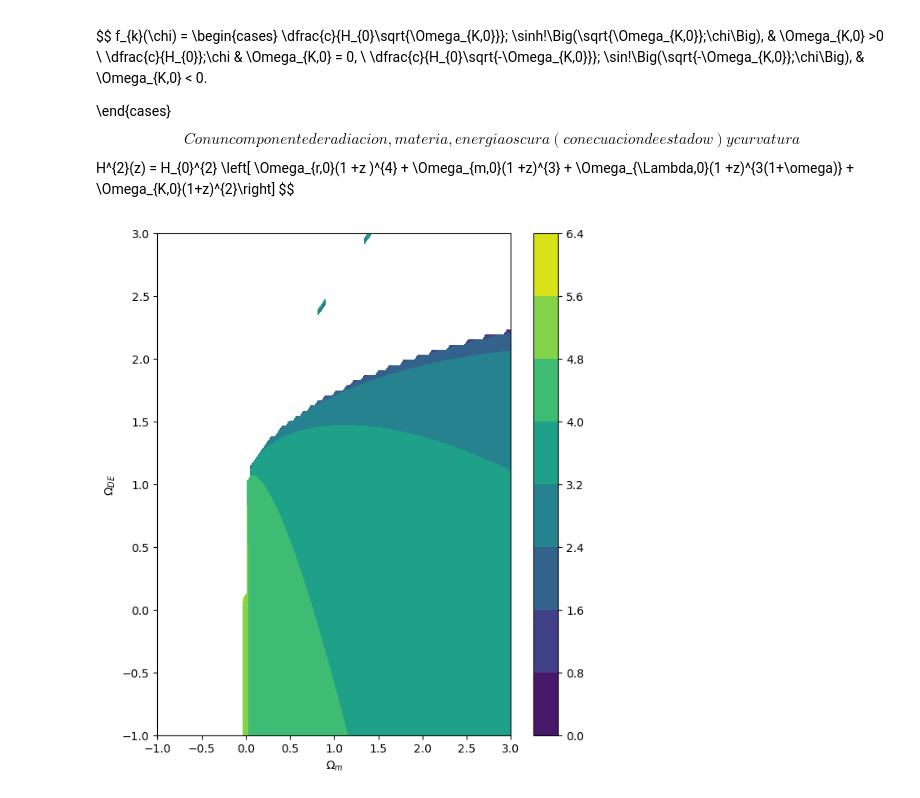
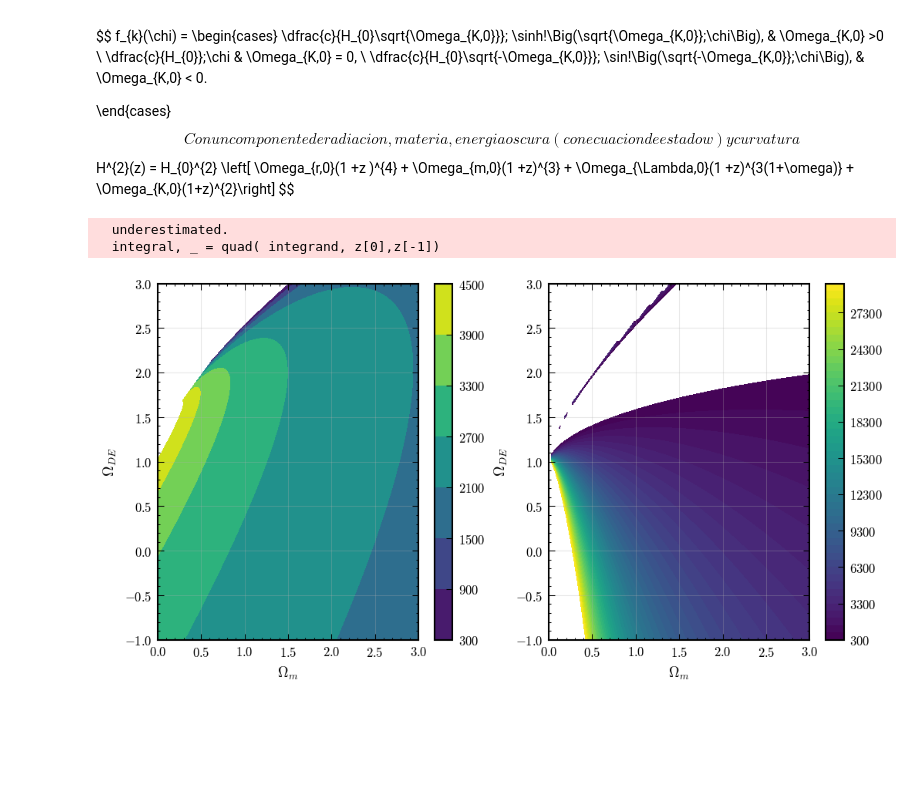
Before and after one commit to Mazroj/Cosmology_spring_25, a Jupyter notebook: tareas/tarea_1.ipynb, the cells around one changed output. Cells and saved outputs as stored; diff of their text form; code cells hidden in the pictures; blank space fills up the shorter version.

```diff
--- a/tareas/tarea_1.ipynb
+++ b/tareas/tarea_1.ipynb
@@ -55,17 +166,17 @@ def omega_k(omega_m, omega_lambda):
 def E_z(z,  omega_m, omega_lambda):
     return np.sqrt(H2_z(z, omega_m, omega_lambda))/h0
 
-def chi(z,omega_m, omega_lambda):
+# def chi(z,omega_m, omega_lambda):
 
-    dz = np.diff(z)[-1]
-    return np.cumsum(dz/E_z(z, omega_m, omega_lambda))[-1]
+#     dz = np.diff(z)[-1]
+#     return np.cumsum(dz/E_z(z, omega_m, omega_lambda))[-1]
 
-# def chi(z, omega_m, omega_lambda):
-#     # print(omega_m)
-#     def integrand(z):
-#         return  1.0 / E_z(z, omega_m, omega_lambda)
-#     integral, _ = quad( integrand, z[0],z[-1])
-#     return integral
+def chi(z, omega_m, omega_lambda):
+    # print(omega_m)
+    def integrand(z):
+        return  1.0 / E_z(z, omega_m, omega_lambda)
+    integral, _ = quad( integrand, z[0],z[-1])
+    return integral
 def f_k(z, omega_m, omega_lambda):
 
 
@@ -97,18 +208,34 @@ def f_k(z, omega_m, omega_lambda):
 
     return f
 # %%
-omega_m = np.linspace(-1, 3,100)
+omega_m = np.linspace(0, 3,100)
 omega_lambda = np.linspace(-1,3, 100)
 # %%
-z = np.linspace(0.0001,30,100)
+z = np.linspace(0.0001,1,100)
 fk = f_k(z,omega_m, omega_lambda)
+
+z_1 = np.linspace(0.001,1100,100)
+fk_1 = f_k(z_1,omega_m, omega_lambda)
+# %% [output]
+  underestimated.
+  integral, _ = quad( integrand, z[0],z[-1])
 # %%
-plt.figure(figsize=(7,8))
-plt.contourf(omega_m, omega_lambda,np.log10(fk))
+plt.figure(figsize=(8,4))
+plt.subplot(1,2,1)
+plt.contourf(omega_m, omega_lambda,fk ,levels = np.arange(300,5000,600))
+plt.xlabel(r'$\Omega_{m}$')
+plt.ylabel(r'$\Omega_{DE}$')
+plt.colorbar()
+
+
+plt.subplot(1,2,2)
+plt.contourf(omega_m, omega_lambda,fk_1 ,levels = np.arange(300,30000,600))
+
+
 plt.colorbar()
 plt.xlabel(r'$\Omega_{m}$')
 plt.ylabel(r'$\Omega_{DE}$')
 plt.show()
 # plt.imshow(np.log10(fk), origin='lower')
 # %% [output]
-[figure, old version]
+[figure, new version]
```
Also changed, not shown: parts of 5 cells of this notebook.
